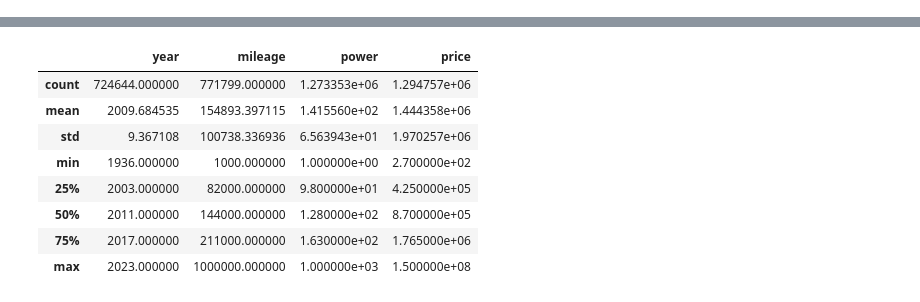
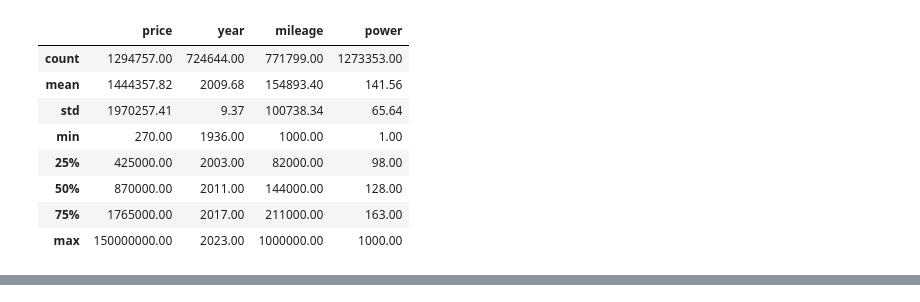
Before and after one commit to barmaley350/analytics, a Jupyter notebook: services/jupyter/notebooks/cars2_file.ipynb, the cells around one changed output, grey strips where cells are left out. Drawn from its saved outputs; the diff is of its cells as text; code cells hidden in the pictures.

```diff
--- a/services/jupyter/notebooks/cars2_file.ipynb
+++ b/services/jupyter/notebooks/cars2_file.ipynb
@@ -28,4 +44,16 @@ Wall time: 171 µs
 # %%
-%%time
-dsf.describe()
+with pd.option_context(
+    "display.float_format",
+    "{:.2f}".format,
+):
+    display(dsf.describe()[["price", "year", "mileage", "power"]])
 # %% [output]
+|  | price | year | mileage | power |
+| count | 1294757.00 | 724644.00 | 771799.00 | 1273353.00 |
+| mean | 1444357.82 | 2009.68 | 154893.40 | 141.56 |
+| std | 1970257.41 | 9.37 | 100738.34 | 65.64 |
+| min | 270.00 | 1936.00 | 1000.00 | 1.00 |
+| 25% | 425000.00 | 2003.00 | 82000.00 | 98.00 |
+| 50% | 870000.00 | 2011.00 | 144000.00 | 128.00 |
+| 75% | 1765000.00 | 2017.00 | 211000.00 | 163.00 |
+| max | 150000000.00 | 2023.00 | 1000000.00 | 1000.00 |
@@ -34,12 +61,3 @@ Wall time: 2.01 s
-|  | year | mileage | power | price |
-| count | 724644.000000 | 771799.000000 | 1.273353e+06 | 1.294757e+06 |
-| mean | 2009.684535 | 154893.397115 | 1.415560e+02 | 1.444358e+06 |
-| std | 9.367108 | 100738.336936 | 6.563943e+01 | 1.970257e+06 |
-| min | 1936.000000 | 1000.000000 | 1.000000e+00 | 2.700000e+02 |
-| 25% | 2003.000000 | 82000.000000 | 9.800000e+01 | 4.250000e+05 |
-| 50% | 2011.000000 | 144000.000000 | 1.280000e+02 | 8.700000e+05 |
-| 75% | 2017.000000 | 211000.000000 | 1.630000e+02 | 1.765000e+06 |
-| max | 2023.000000 | 1000000.000000 | 1.000000e+03 | 1.500000e+08 |
 # %%
 %%time
 dsf_info = dsf.info()
```
Also changed, not shown: parts of 13 cells of this notebook, 6 other files.
